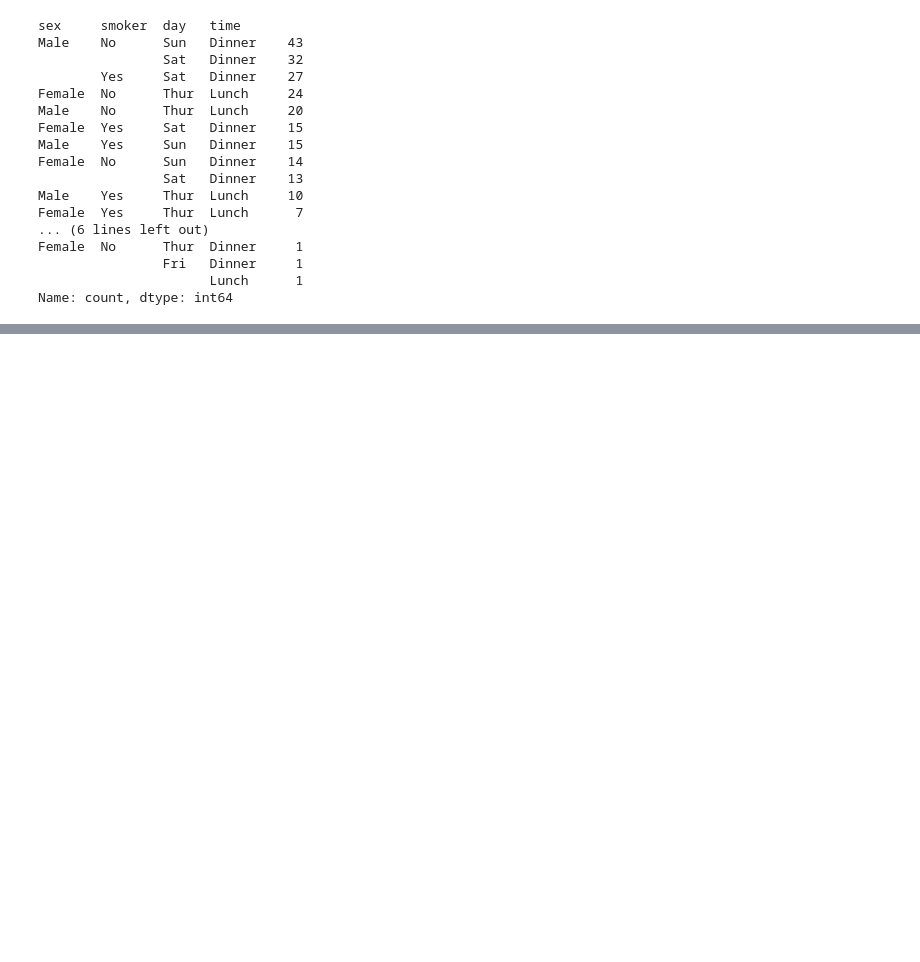
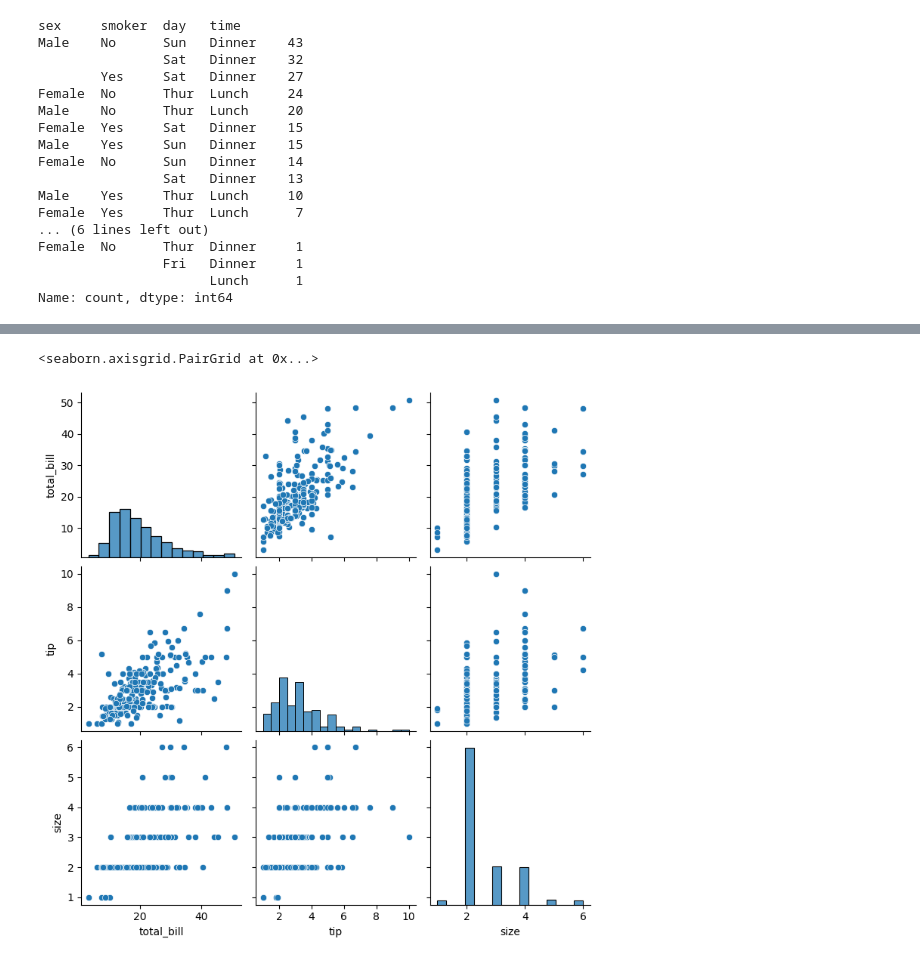
Before and after one commit to dipakwanere/all-about-python-for-ml, a Jupyter notebook: visualization.ipynb, the cells around one changed output, grey strips where cells are left out. Saved outputs shown, nothing was run; the diff lists cells and outputs as text; code cells hidden in the pictures; blank space fills up the shorter version.

```diff
--- a/visualization.ipynb
+++ b/visualization.ipynb
@@ -69,0 +123,6 @@ Name: count, dtype: int64
+# %%
+# When you have more than 2 featues - use pairplaot (its a scatter plot with other features)
+sns.pairplot(data=df)
+# %% [output]
+<seaborn.axisgrid.PairGrid at 0x...>
+[figure, added]
```
Also changed, not shown: parts of 8 cells of this notebook.
